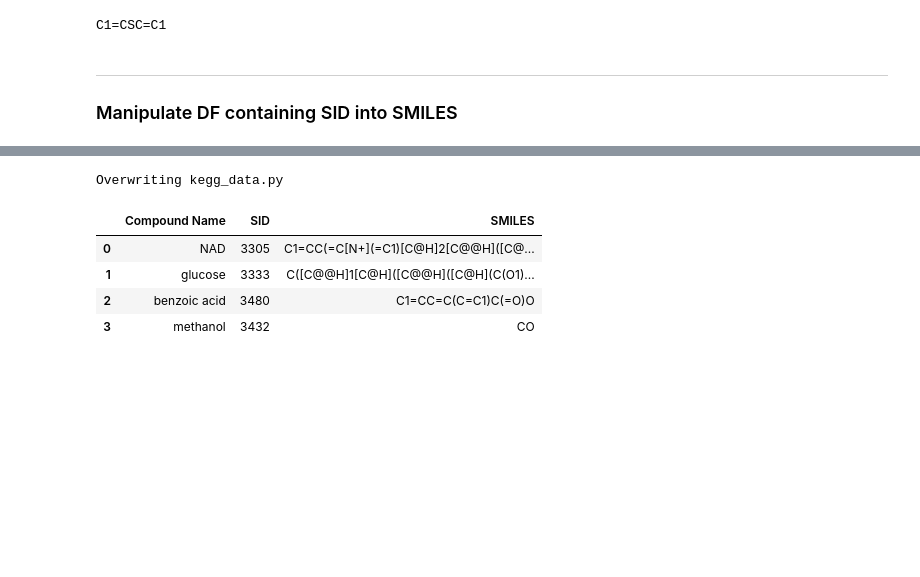
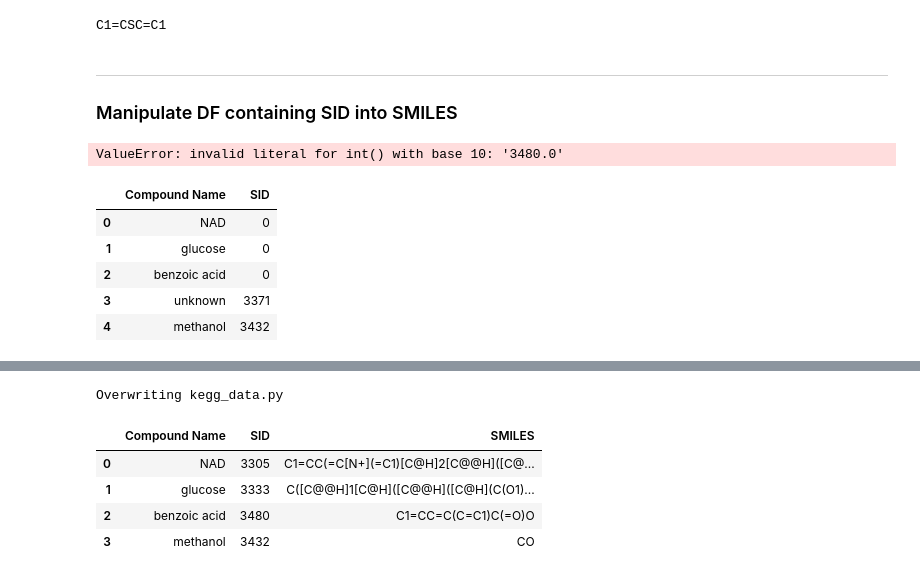
Before and after one commit to theicechol/metamoles, a Jupyter notebook: notebooks/Pubchem2SMILES.ipynb, the cells around one changed output, grey strips where cells are left out. Cells and saved outputs as stored; diff of their text form; code cells hidden in the pictures; blank space fills up the shorter version.

```diff
--- a/notebooks/Pubchem2SMILES.ipynb
+++ b/notebooks/Pubchem2SMILES.ipynb
@@ -91,0 +104,19 @@ __________________
+# %%
+devo_df.SID.astype(int)
+# %% [output]
+ValueError: invalid literal for int() with base 10: '3480.0'
+# %%
+for i in range(len(devo_df)):
+    try:
+        devo_df.SID.astype(int)
+    except:
+        devo_df.iat[i, 1] = 0
+
+devo_df.head()
+# %% [output]
+|  | Compound Name | SID |
+| 0 | NAD | 0 |
+| 1 | glucose | 0 |
+| 2 | benzoic acid | 0 |
+| 3 | unknown | 3371 |
+| 4 | methanol | 3432 |
```
Also changed, not shown: parts of 10 cells of this notebook.
